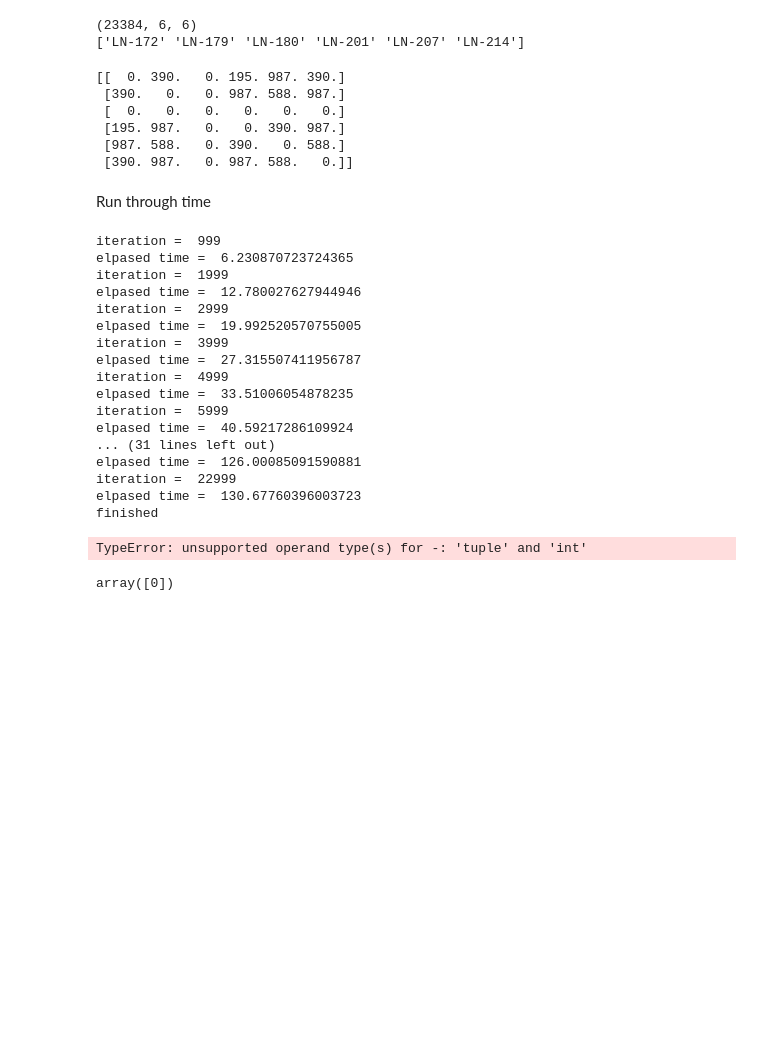
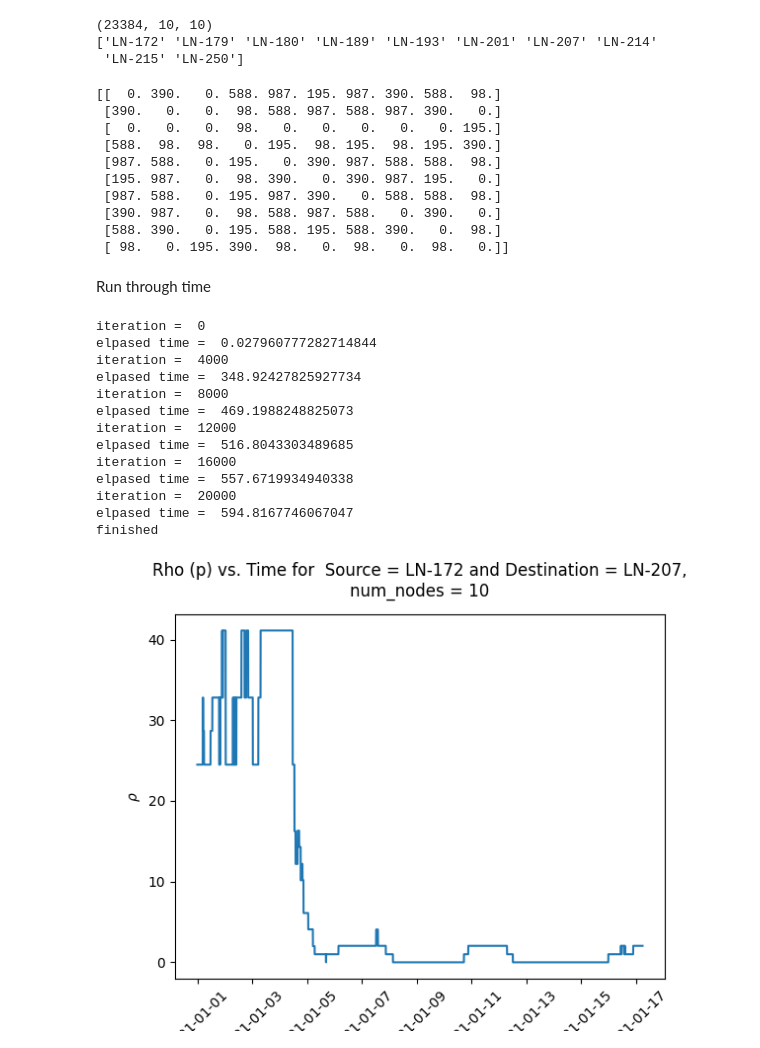
Before and after one commit to mcash8/LoonDataCollab, a Jupyter notebook: Topology Selection Baseline More Nodes and Flows.ipynb, the cells around one changed output. Saved outputs shown, nothing was run; the diff lists cells and outputs as text; code cells hidden in the pictures; blank space fills up the shorter version.

Commit message:
Ran SCF with more nodes

```diff
--- a/Topology Selection Baseline More Nodes and Flows.ipynb
+++ b/Topology Selection Baseline More Nodes and Flows.ipynb
@@ -7,2 +8,7 @@ np.set_printoptions(threshold=sys.maxsize)
+# %%
+#folder for saving data and images
+base = os.getcwd()
+folder_results = '/home/mcash/Desktop/LoonDataCollab-main/Data'
+folder_images = '/home/mcash/Desktop/LoonDataCollab-main/Images'
 # %% [markdown]
 ### Only increasing number of nodes in the network
@@ -10,29 +16,36 @@ np.set_printoptions(threshold=sys.maxsize)
 # %%
 #import capacities matrix or work with reduced matrix
-num_nodes = 6 #!--change this number and re-run cells--!
+os.chdir(base)
+num_nodes = 10 #!--change this number and re-run cells--!
 capacity = np.load('capacity_array.npy')
 capacities, flt_ids = pruneCapacity(num_nodes, capacity)
 # %%
 print(capacities.shape)
 print(flt_ids)
 # %% [output]
-(23384, 6, 6)
-['LN-172' 'LN-179' 'LN-180' 'LN-201' 'LN-207' 'LN-214']
+(23384, 10, 10)
+['LN-172' 'LN-179' 'LN-180' 'LN-189' 'LN-193' 'LN-201' 'LN-207' 'LN-214'
+ 'LN-215' 'LN-250']
 # %%
 capacity = capacities[5000, :, :]
 print(capacity)
 # %% [output]
-[[  0. 390.   0. 195. 987. 390.]
- [390.   0.   0. 987. 588. 987.]
- [  0.   0.   0.   0.   0.   0.]
- [195. 987.   0.   0. 390. 987.]
- [987. 588.   0. 390.   0. 588.]
- [390. 987.   0. 987. 588.   0.]]
+[[  0. 390.   0. 588. 987. 195. 987. 390. 588.  98.]
+ [390.   0.   0.  98. 588. 987. 588. 987. 390.   0.]
+ [  0.   0.   0.  98.   0.   0.   0.   0.   0. 195.]
+ [588.  98.  98.   0. 195.  98. 195.  98. 195. 390.]
+ [987. 588.   0. 195.   0. 390. 987. 588. 588.  98.]
+ [195. 987.   0.  98. 390.   0. 390. 987. 195.   0.]
+ [987. 588.   0. 195. 987. 390.   0. 588. 588.  98.]
+ [390. 987.   0.  98. 588. 987. 588.   0. 390.   0.]
+ [588. 390.   0. 195. 588. 195. 588. 390.   0.  98.]
+ [ 98.   0. 195. 390.  98.   0.  98.   0.  98.   0.]]
 # %% [markdown]
 Run through time
 # %%
-source = np.where(flt_ids == 'LN-172')
-dest = np.where(flt_ids == 'LN-207')
+source = np.where(flt_ids == 'LN-172')[0][0] + 1
+dest = np.where(flt_ids == 'LN-207')[0][0] + 1
+
 T=2
 
 rho_hist = np.zeros(capacities.shape[0],)
@@ -46,48 +59,46 @@ for i in range(0, capacities.shape[0]):
     rho_hist[i] = rho
     topo_hist[i] = topology_vals
 
-    if i % 1000 == 999:
+    if i % 4000 == 0:
         print('iteration = ', i)
         print('elpased time = ', time.time()-start_time)
 print('finished')
+
+#save results
+os.chdir(folder_results)
+fname = 'rho_hist_SCF_numNodes_%s.npy' % num_nodes
+np.save(fname, rho_hist)
 # %% [output]
-iteration =  999
-elpased time =  6.230870723724365
-iteration =  1999
-elpased time =  12.780027627944946
-iteration =  2999
-elpased time =  19.992520570755005
-iteration =  3999
-elpased time =  27.315507411956787
-iteration =  4999
-elpased time =  33.51006054878235
-iteration =  5999
-elpased time =  40.59217286109924
-... (31 lines left out)
-elpased time =  126.00085091590881
-iteration =  22999
-elpased time =  130.67760396003723
+iteration =  0
+elpased time =  0.027960777282714844
+iteration =  4000
+elpased time =  348.92427825927734
+iteration =  8000
+elpased time =  469.1988248825073
+iteration =  12000
+elpased time =  516.8043303489685
+iteration =  16000
+elpased time =  557.6719934940338
+iteration =  20000
+elpased time =  594.8167746067047
 finished
 # %%
 fname = 'Rho vs. Time Nodes = %s.png' % (num_nodes)
-fig_title = 'Rho (p) vs. Time for  Source = %s and Destination = %s' %(flt_ids[source-1], flt_ids[dest-1])
+fig_title = 'Rho (p) vs. Time for  Source = %s and Destination = %s, num_nodes = %s' %(flt_ids[source-1], flt_ids[dest-1], num_nodes)
 
 times = np.arange(np.datetime64('2021-01-01'),
                   np.datetime64('2021-01-18'), np.timedelta64(1, 'm'))
 
 times = times[1:capacities.shape[0]+1]
 
 fig, ax = plt.subplots()
 ax.set_xlabel('Time (days)')
 ax.set_ylabel(r"$\rho$")
-ax.set_title(fig_title, pad=15)
+ax.set_title(fig_title, pad=15, wrap=True)
 
 ax.plot(times, rho_hist, label ='p')
 ax.tick_params(axis='x', labelrotation = 45)
+os.chdir(folder_images)
 plt.savefig(fname, dpi = 300, bbox_inches='tight')
 # %% [output]
-TypeError: unsupported operand type(s) for -: 'tuple' and 'int'
+[figure, added]
-# %%
-source[0]
-# %% [output]
-array([0])
```
Also changed, not shown: parts of 4 cells of this notebook.
